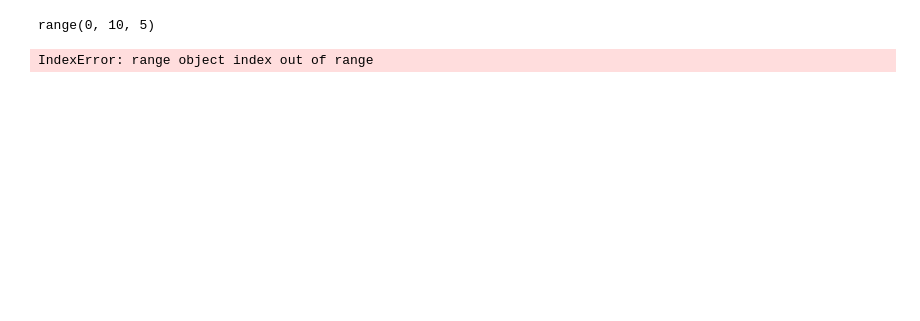
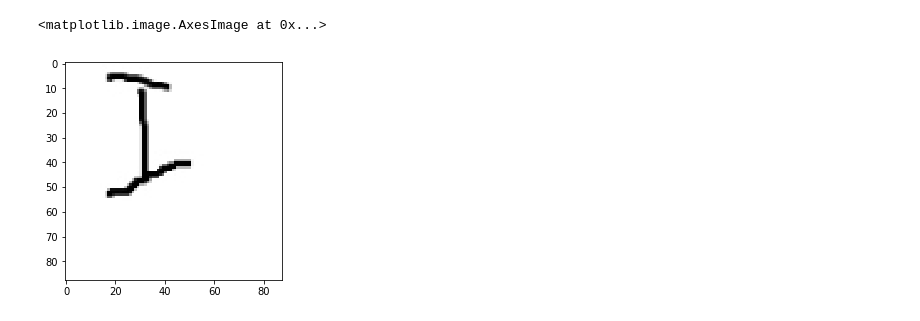
Before and after one commit to pKrysenko/task, a Jupyter notebook: Untitled.ipynb, the cells around one changed output. Drawn from its saved outputs; the diff is of its cells as text; code cells hidden in the pictures; blank space fills up the shorter version.

```diff
--- a/Untitled.ipynb
+++ b/Untitled.ipynb
@@ -12,3 +14,13 @@ IMAGE_SIZE = 100
+# %%
+data_path = "C:/Users/pyroman/dataset/"
+epoch = 50
+label_to_index_map = {}
+IMAGE_SIZE = 100
+learning_rate = 0.0001
+logdir = '/task/log'
+test_logdir = '/task/test_log'
+batch_size = 100
+max_checks_without_progress = 15
 # %%
 def get_imgs_tf(imgs) :
     X_tf = []
@@ -104,4 +130,25 @@ def get_aug_data(path) :
         saving_data(aug_imgs, label)
+# %%
+def encoding_labels(label) :
+    encoding = [0] * len(label_to_index_map)
+    encoding[label_to_index_map[label]] = 1
+    return encoding
+# %%
+def get_train_and_test_data(path, k) :
+    y = []
+    X = []
+    path = os.path.join(path, '*', '*.npy')
+    npimgs = gfile.Glob(path)
+    i=0
+    for npimg in npimgs :
+        i+=1
+        _, label = os.path.split(os.path.dirname(npimg))
+        img = np.load(npimg)
+        X.append(img)
+        y.append(encoding_labels(label))
+    X_train, X_test, y_train, y_test = train_test_split(X, y, test_size = k, random_state = 42)
+
+    return X_train, y_train, X_test, y_test
 # %%
 %%time
 get_aug_data(data_path)
@@ -120,8 +173,2 @@ l = range(0, 10, 5)
-# %%
-print(l)
-# %% [output]
-range(0, 10, 5)
-# %%
-l[2]
-# %% [output]
-IndexError: range object index out of range
+# %%
+X_train, y_train, X_test, y_test = get_train_and_test_data(r'C:\Users\pyroman\dataset\aug_data', 0.2)
@@ -127,0 +180,5 @@ IndexError: range object index out of range
+# %%
+plt.imshow(X_train[1800], cmap='gray')
+# %% [output]
+<matplotlib.image.AxesImage at 0x...>
+[figure, added]
```
Also changed, not shown: parts of 20 cells of this notebook.
